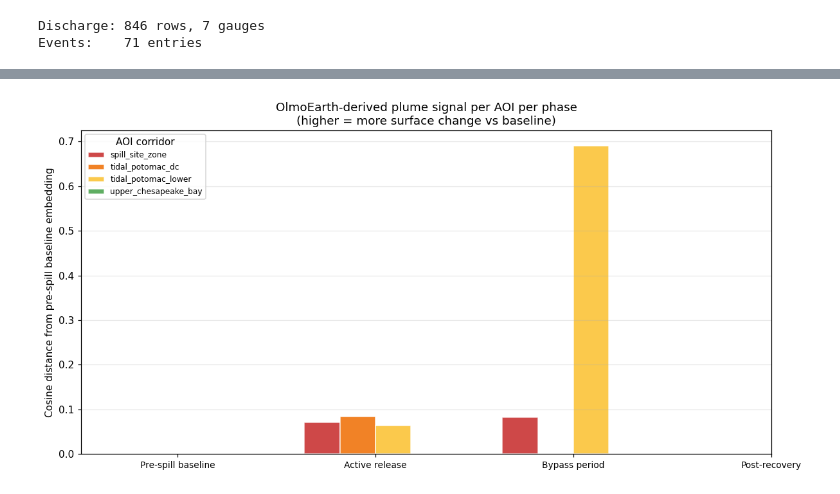
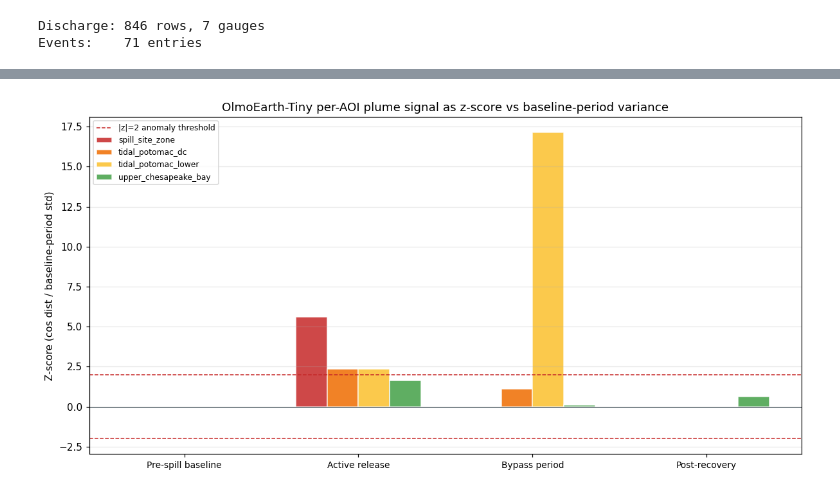
Before and after one commit to 2imi9/olmoearth-potomac-notebooks, a Jupyter notebook: notebooks/03_tutorial_embeddings.ipynb, the cells around one changed output, grey strips where cells are left out. Saved outputs shown, nothing was run; the diff lists cells and outputs as text; code cells hidden in the pictures.

```diff
--- a/notebooks/03_tutorial_embeddings.ipynb
+++ b/notebooks/03_tutorial_embeddings.ipynb
@@ -322,26 +318,0 @@ For each AOI, take the `pre_spill_baseline` embedding as the reference and compu
-# %%
-# Map (aoi, phase) -> embedding row index
-emb_index = {(aoi, phase): i for i, (aoi, phase, _) in enumerate(valid_items)}
-
-def cos_distance(a, b):
-    return 1.0 - (a @ b) / (np.linalg.norm(a) * np.linalg.norm(b) + 1e-9)
-
-distance_table = {}
-for aoi in AOI_CORRIDORS:
-    baseline_idx = emb_index.get((aoi, 'pre_spill_baseline'))
-    if baseline_idx is None:
-        distance_table[aoi] = {p: np.nan for p in PHASE_ORDER}
-        continue
-    base = embeddings[baseline_idx]
-    distance_table[aoi] = {}
-    for phase in PHASE_ORDER:
-        i = emb_index.get((aoi, phase))
-        if i is None:
-            distance_table[aoi][phase] = np.nan
-        else:
-            distance_table[aoi][phase] = cos_distance(base, embeddings[i])
-
-dist_df = pd.DataFrame(distance_table).T.reindex(columns=PHASE_ORDER)
-print("Cosine distance from pre-spill baseline embedding (per AOI x phase):")
-print()
-print(dist_df.round(4))
@@ -362,22 +388,24 @@ upper_chesapeake_bay            NaN
 # %%
-# Visualize the per-AOI plume signal across phases
+# Visualize z-scores
 fig, ax = plt.subplots(figsize=(11, 5.5))
 x = np.arange(len(PHASE_ORDER))
 width = 0.18
 for i, (aoi, props) in enumerate(AOI_CORRIDORS.items()):
-    vals = [distance_table[aoi].get(p, np.nan) for p in PHASE_ORDER]
+    vals = [pivot_z.loc[aoi, p] if aoi in pivot_z.index else np.nan for p in PHASE_ORDER]
     offset = (i - 1.5) * width
     ax.bar(x + offset, vals, width=width, color=props['color'], edgecolor='white',
            label=aoi, alpha=0.85)
 
+ax.axhline(2, color='#c62828', ls='--', lw=1.0, label='|z|=2 anomaly threshold')
+ax.axhline(-2, color='#c62828', ls='--', lw=1.0)
+ax.axhline(0, color='#37474f', lw=0.7)
 ax.set_xticks(x)
 ax.set_xticklabels([PHASE_LABELS[p] for p in PHASE_ORDER], fontsize=9)
-ax.set_ylabel("Cosine distance from pre-spill baseline embedding")
-ax.set_title("OlmoEarth-derived plume signal per AOI per phase\n(higher = more surface change vs baseline)")
-ax.legend(title='AOI corridor', loc='upper left', fontsize=8)
+ax.set_ylabel("Z-score (cos dist / baseline-period std)")
+ax.set_title("OlmoEarth-Tiny per-AOI plume signal as z-score vs baseline-period variance")
+ax.legend(loc='upper left', fontsize=8)
 ax.grid(alpha=0.3, axis='y')
-ax.axhline(0, color='#37474f', lw=0.7)
 plt.tight_layout()
 plt.show()
 # %% [output]
-[figure, old version]
+[figure, new version]
```
Also changed, not shown: parts of 26 cells of this notebook.
